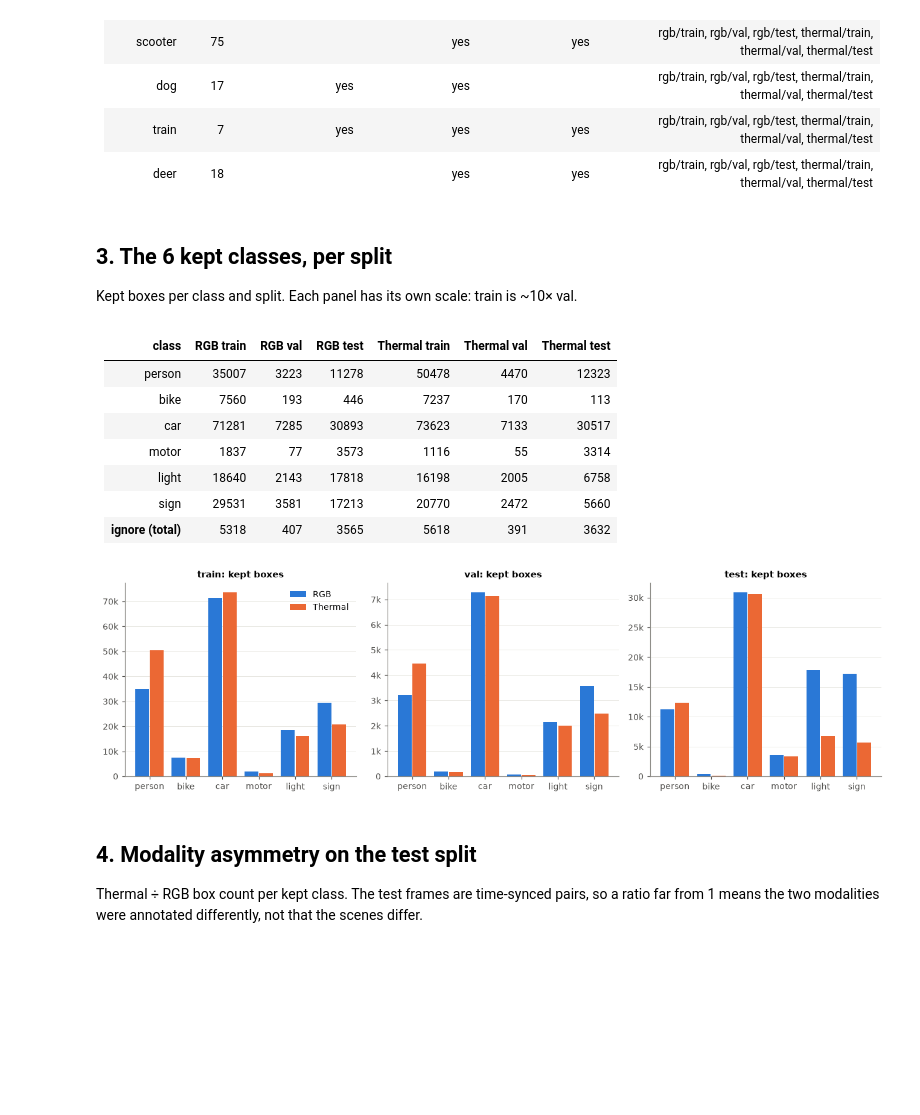
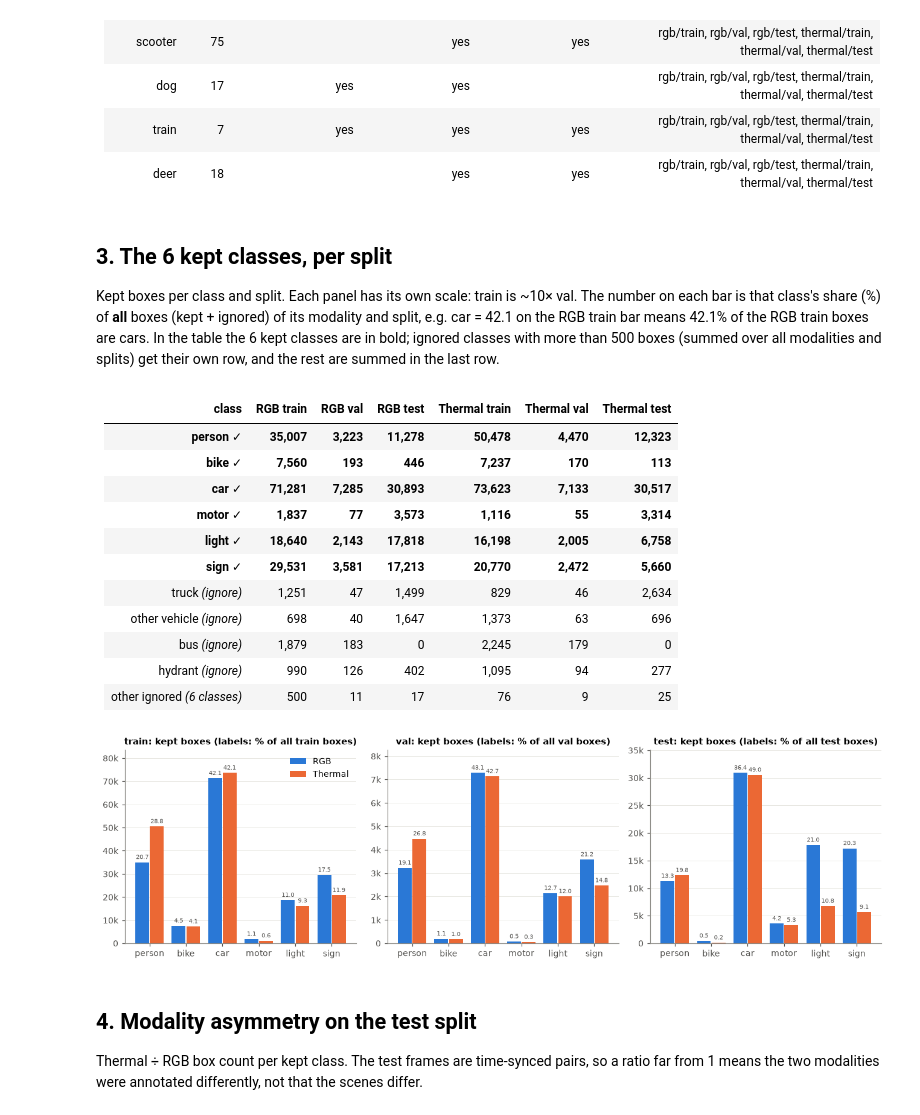
Before and after one commit to Leo00010011/ir-world-model, a Jupyter notebook: notebooks/flir_stats.ipynb, the cells around one changed output. Saved outputs shown, nothing was run; the diff lists cells and outputs as text; code cells hidden in the pictures; blank space fills up the shorter version.

```diff
--- a/notebooks/flir_stats.ipynb
+++ b/notebooks/flir_stats.ipynb
@@ -139,37 +139,57 @@ table(["class", "FLIR id", "selected", "in COCO-80", "absent in val (any mod.)",
 | deer | 18 |  |  | yes | yes | rgb/train, rgb/val, rgb/test, thermal/train, thermal/val, thermal/test |
 # %% [markdown]
 ## 3. The 6 kept classes, per split
-Kept boxes per class and split. Each panel has its own scale: train is ~10× val.
+Kept boxes per class and split. Each panel has its own scale: train is ~10× val. The number
+on each bar is that class's share (%) of **all** boxes (kept + ignored) of its modality and split,
+e.g. car = 42.1 on the RGB train bar means 42.1% of the RGB train boxes are cars.
+In the table the 6 kept classes are in bold; ignored classes with more than 500 boxes
+(summed over all modalities and splits) get their own row, and the rest are summed in
+the last row.
 # %%
 fig, axes = plt.subplots(1, 3, figsize=(12, 3.6))
 x = np.arange(len(CLASS_NAMES))
 w = 0.38
 for ax, s in zip(axes, SPLITS):
     for i, m in enumerate(MODS):
-        vals = [stats["selected"][f"{m}/{s}"]["kept"][c] for c in CLASS_NAMES]
+        sel = stats["selected"][f"{m}/{s}"]
+        vals = [sel["kept"][c] for c in CLASS_NAMES]
+        total = sel["total_kept"] + sel["total_ignore"]
         # 2px-ish gap between the paired bars
-        ax.bar(x + (i - 0.5) * (w + 0.02), vals, width=w, color=MOD_COLOR[m], label=MOD_LABEL[m])
+        bars = ax.bar(x + (i - 0.5) * (w + 0.02), vals, width=w, color=MOD_COLOR[m], label=MOD_LABEL[m])
+        ax.bar_label(bars, [f"{100 * v / total:.1f}" for v in vals], padding=2, fontsize=6.5, color="#52514e")
     ax.set_xticks(x, CLASS_NAMES)
-    ax.set_title(f"{s}: kept boxes")
+    ax.set_title(f"{s}: kept boxes (labels: % of all {s} boxes)")
+    ax.set_ylim(top=ax.get_ylim()[1] * 1.08)
     ax.grid(axis="x", visible=False)
     ax.yaxis.set_major_formatter(plt.FuncFormatter(lambda v, _: f"{v / 1000:g}k" if v >= 1000 else f"{v:g}"))
 axes[0].legend(loc="upper right")
 fig.tight_layout()
 
-table(["class", *[f"{MOD_LABEL[m]} {s}" for m in MODS for s in SPLITS]],
-      [[c, *[stats["selected"][f"{m}/{s}"]["kept"][c] for m in MODS for s in SPLITS]] for c in CLASS_NAMES]
-      + [["**ignore (total)**", *[stats["selected"][f"{m}/{s}"]["total_ignore"] for m in MODS for s in SPLITS]]])
+MIN_BOXES_OWN_ROW = 500
+cols = [(m, s) for m in MODS for s in SPLITS]
+big_ignored = [n for n in raw_names if not row[(n, "rgb", "train")]["selected"]
+               and sum(row[(n, m, s)]["boxes"] for m, s in cols) > MIN_BOXES_OWN_ROW]
+rest = [stats["selected"][f"{m}/{s}"]["total_ignore"] - sum(row[(n, m, s)]["boxes"] for n in big_ignored)
+        for m, s in cols]
+table(["class", *[f"{MOD_LABEL[m]} {s}" for m, s in cols]],
+      [[f"**{c}** ✓", *[f"**{stats['selected'][f'{m}/{s}']['kept'][c]:,}**" for m, s in cols]] for c in CLASS_NAMES]
+      + [[f"{n} *(ignore)*", *[f"{row[(n, m, s)]['boxes']:,}" for m, s in cols]] for n in big_ignored]
+      + [[f"other ignored *({len(raw_names) - len(CLASS_NAMES) - len(big_ignored)} classes)*", *[f"{v:,}" for v in rest]]])
 # %% [output]
 | class | RGB train | RGB val | RGB test | Thermal train | Thermal val | Thermal test |
 |---|---|---|---|---|---|---|
-| person | 35007 | 3223 | 11278 | 50478 | 4470 | 12323 |
-| bike | 7560 | 193 | 446 | 7237 | 170 | 113 |
-| car | 71281 | 7285 | 30893 | 73623 | 7133 | 30517 |
-| motor | 1837 | 77 | 3573 | 1116 | 55 | 3314 |
-| light | 18640 | 2143 | 17818 | 16198 | 2005 | 6758 |
-| sign | 29531 | 3581 | 17213 | 20770 | 2472 | 5660 |
-| **ignore (total)** | 5318 | 407 | 3565 | 5618 | 391 | 3632 |
+| **person** ✓ | **35,007** | **3,223** | **11,278** | **50,478** | **4,470** | **12,323** |
+| **bike** ✓ | **7,560** | **193** | **446** | **7,237** | **170** | **113** |
+| **car** ✓ | **71,281** | **7,285** | **30,893** | **73,623** | **7,133** | **30,517** |
+| **motor** ✓ | **1,837** | **77** | **3,573** | **1,116** | **55** | **3,314** |
+| **light** ✓ | **18,640** | **2,143** | **17,818** | **16,198** | **2,005** | **6,758** |
+| **sign** ✓ | **29,531** | **3,581** | **17,213** | **20,770** | **2,472** | **5,660** |
+| truck *(ignore)* | 1,251 | 47 | 1,499 | 829 | 46 | 2,634 |
+| other vehicle *(ignore)* | 698 | 40 | 1,647 | 1,373 | 63 | 696 |
+| bus *(ignore)* | 1,879 | 183 | 0 | 2,245 | 179 | 0 |
+| hydrant *(ignore)* | 990 | 126 | 402 | 1,095 | 94 | 277 |
+| other ignored *(6 classes)* | 500 | 11 | 17 | 76 | 9 | 25 |
-[figure, old version]
+[figure, new version]
 # %% [markdown]
 ## 4. Modality asymmetry on the test split
 Thermal ÷ RGB box count per kept class. The test frames are time-synced pairs, so a ratio
```
Also changed, not shown: parts of 12 cells of this notebook, 17 other files.
